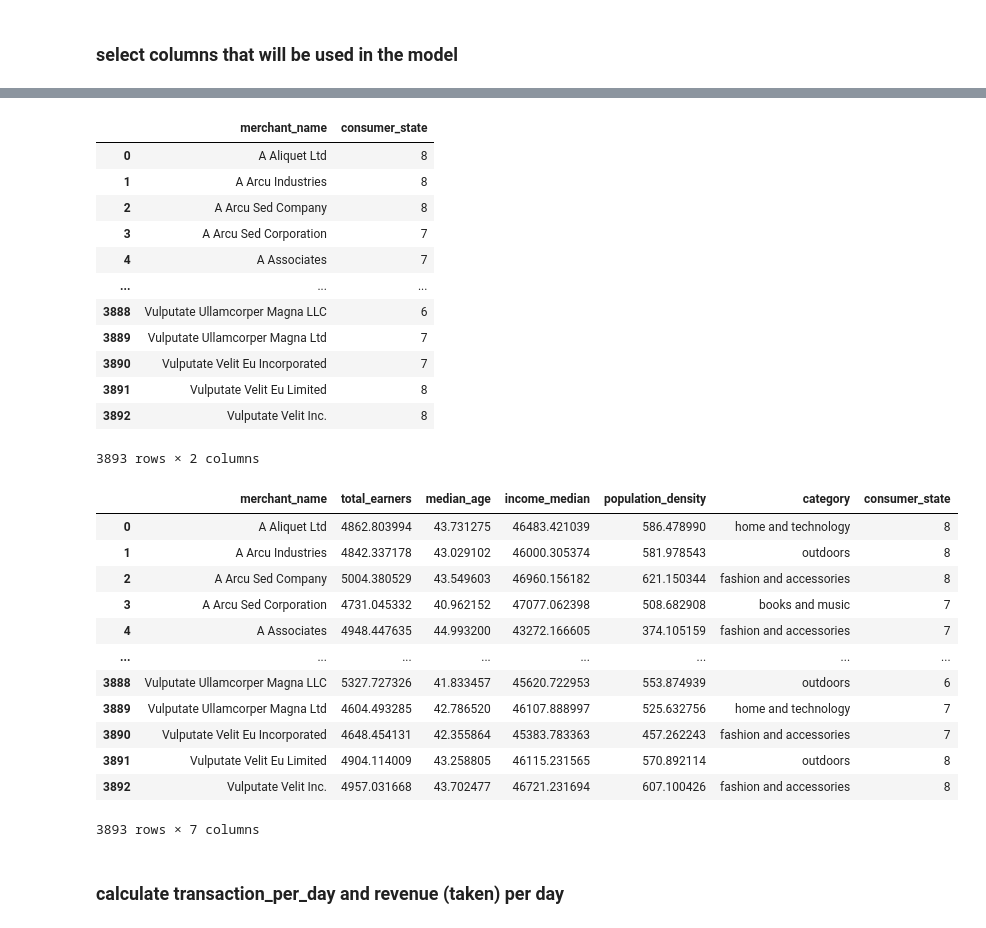
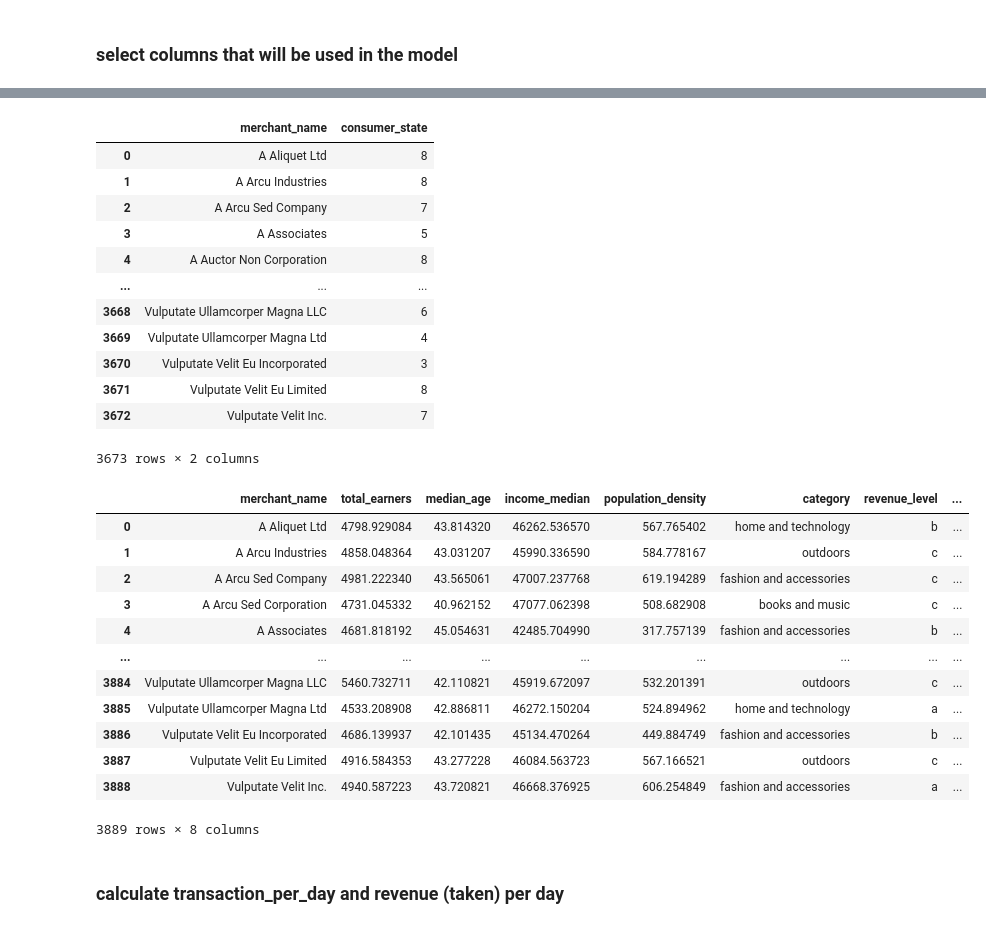
Before and after one commit to MAST30034-Applied-Data-Science/generic-buy-now-pay-later-project-group-27, a Jupyter notebook: notebooks/transaction_model.ipynb, the cells around one changed output, grey strips where cells are left out. Cells and saved outputs as stored; diff of their text form; code cells hidden in the pictures.

```diff
--- a/notebooks/transaction_model.ipynb
+++ b/notebooks/transaction_model.ipynb
@@ -36,3 +37,11 @@ df
 | 11087923 | 7470 | 1985.000000 | 45.0 | 1.157059e+08 | 49789.000000 | 58290.000000 | 4373.000000 | 3931.6 | ... |
 | 11087924 | 7470 | 1985.000000 | 45.0 | 1.157059e+08 | 49789.000000 | 58290.000000 | 4373.000000 | 3931.6 | ... |
 11087925 rows × 26 columns
+# %%
+import time
+import datetime
+string_lwr = "2022-08-31"
+
+date_time_lwr = datetime.datetime.strptime(string_lwr, '%Y-%m-%d')
+df_train = df.loc[df['order_datetime'] <= date_time_lwr.date()]
+df_train.shape[0]
@@ -38,0 +50,3 @@ df
+# %%
+df_test = df.loc[df['order_datetime'] > date_time_lwr.date()]
+df_test.shape[0]
@@ -63,12 +85,22 @@ df_agg
 # %% [markdown]
 ### select columns that will be used in the model
 # %%
-df2 = df.groupby(by=['merchant_name']).agg(
+df2 = df_train.groupby(by=['merchant_name']).agg(
     total_earners=('total_earners', np.mean),
     median_age=('median_age', np.mean),
     income_median=('income_median', np.mean),
     population_density=('persons/km2', np.mean),
-    category=('category', np.max)
+    category=('category', np.max),
+    revenue_level=('revenue_level', np.max)
+    ).reset_index()
+
+df2_test = df_test.groupby(by=['merchant_name']).agg(
+    total_earners=('total_earners', np.mean),
+    median_age=('median_age', np.mean),
+    income_median=('income_median', np.mean),
+    population_density=('persons/km2', np.mean),
+    category=('category', np.max),
+    revenue_level=('revenue_level', np.max)
     ).reset_index()
 df2
 # %% [output]
@@ -88,37 +120,42 @@ df2
 # %%
-df3 = df.groupby('merchant_name')['consumer_state'].nunique()
+df3 = df_train.groupby('merchant_name')['consumer_state'].nunique()
 df3.to_frame()
 df3.reset_index()
+
+df3_test = df_test.groupby('merchant_name')['consumer_state'].nunique()
+df3_test.to_frame()
+df3_test.reset_index()
 # %% [output]
 |  | merchant_name | consumer_state |
 | 0 | A Aliquet Ltd | 8 |
 | 1 | A Arcu Industries | 8 |
-| 2 | A Arcu Sed Company | 8 |
-| 3 | A Arcu Sed Corporation | 7 |
-| 4 | A Associates | 7 |
+| 2 | A Arcu Sed Company | 7 |
+| 3 | A Associates | 5 |
+| 4 | A Auctor Non Corporation | 8 |
 | ... | ... | ... |
-| 3888 | Vulputate Ullamcorper Magna LLC | 6 |
-| 3889 | Vulputate Ullamcorper Magna Ltd | 7 |
-| 3890 | Vulputate Velit Eu Incorporated | 7 |
-| 3891 | Vulputate Velit Eu Limited | 8 |
-| 3892 | Vulputate Velit Inc. | 8 |
+| 3668 | Vulputate Ullamcorper Magna LLC | 6 |
+| 3669 | Vulputate Ullamcorper Magna Ltd | 4 |
+| 3670 | Vulputate Velit Eu Incorporated | 3 |
+| 3671 | Vulputate Velit Eu Limited | 8 |
+| 3672 | Vulputate Velit Inc. | 7 |
-3893 rows × 2 columns
+3673 rows × 2 columns
 # %%
 df2 = df2.merge(df3, how='inner', on=['merchant_name'])
+df2_test = df2_test.merge(df3_test, how='inner', on=['merchant_name'])
 df2
 # %% [output]
-|  | merchant_name | total_earners | median_age | income_median | population_density | category | consumer_state |
-| 0 | A Aliquet Ltd | 4862.803994 | 43.731275 | 46483.421039 | 586.478990 | home and technology | 8 |
-| 1 | A Arcu Industries | 4842.337178 | 43.029102 | 46000.305374 | 581.978543 | outdoors | 8 |
-| 2 | A Arcu Sed Company | 5004.380529 | 43.549603 | 46960.156182 | 621.150344 | fashion and accessories | 8 |
-| 3 | A Arcu Sed Corporation | 4731.045332 | 40.962152 | 47077.062398 | 508.682908 | books and music | 7 |
-| 4 | A Associates | 4948.447635 | 44.993200 | 43272.166605 | 374.105159 | fashion and accessories | 7 |
-| ... | ... | ... | ... | ... | ... | ... | ... |
-| 3888 | Vulputate Ullamcorper Magna LLC | 5327.727326 | 41.833457 | 45620.722953 | 553.874939 | outdoors | 6 |
-| 3889 | Vulputate Ullamcorper Magna Ltd | 4604.493285 | 42.786520 | 46107.888997 | 525.632756 | home and technology | 7 |
-| 3890 | Vulputate Velit Eu Incorporated | 4648.454131 | 42.355864 | 45383.783363 | 457.262243 | fashion and accessories | 7 |
-| 3891 | Vulputate Velit Eu Limited | 4904.114009 | 43.258805 | 46115.231565 | 570.892114 | outdoors | 8 |
-| 3892 | Vulputate Velit Inc. | 4957.031668 | 43.702477 | 46721.231694 | 607.100426 | fashion and accessories | 8 |
+|  | merchant_name | total_earners | median_age | income_median | population_density | category | revenue_level | ... |
+| 0 | A Aliquet Ltd | 4798.929084 | 43.814320 | 46262.536570 | 567.765402 | home and technology | b | ... |
+| 1 | A Arcu Industries | 4858.048364 | 43.031207 | 45990.336590 | 584.778167 | outdoors | c | ... |
+| 2 | A Arcu Sed Company | 4981.222340 | 43.565061 | 47007.237768 | 619.194289 | fashion and accessories | c | ... |
+| 3 | A Arcu Sed Corporation | 4731.045332 | 40.962152 | 47077.062398 | 508.682908 | books and music | c | ... |
+| 4 | A Associates | 4681.818192 | 45.054631 | 42485.704990 | 317.757139 | fashion and accessories | b | ... |
+| ... | ... | ... | ... | ... | ... | ... | ... | ... |
+| 3884 | Vulputate Ullamcorper Magna LLC | 5460.732711 | 42.110821 | 45919.672097 | 532.201391 | outdoors | c | ... |
+| 3885 | Vulputate Ullamcorper Magna Ltd | 4533.208908 | 42.886811 | 46272.150204 | 524.894962 | home and technology | a | ... |
+| 3886 | Vulputate Velit Eu Incorporated | 4686.139937 | 42.101435 | 45134.470264 | 449.884749 | fashion and accessories | b | ... |
+| 3887 | Vulputate Velit Eu Limited | 4916.584353 | 43.277228 | 46084.563723 | 567.166521 | outdoors | c | ... |
+| 3888 | Vulputate Velit Inc. | 4940.587223 | 43.720821 | 46668.376925 | 606.254849 | fashion and accessories | a | ... |
-3893 rows × 7 columns
+3889 rows × 8 columns
 # %% [markdown]
 ### calculate transaction_per_day and revenue (taken) per day
```
Also changed, not shown: parts of 29 cells of this notebook.
